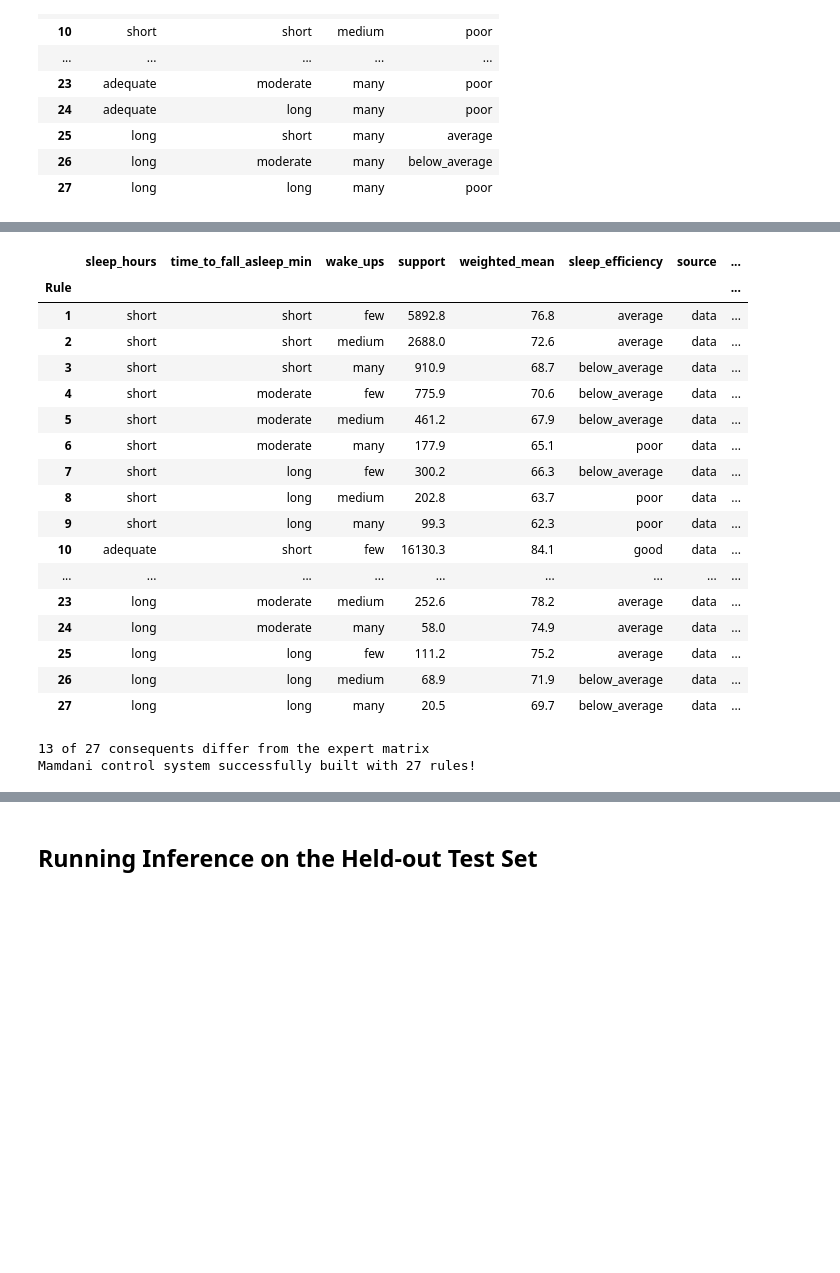
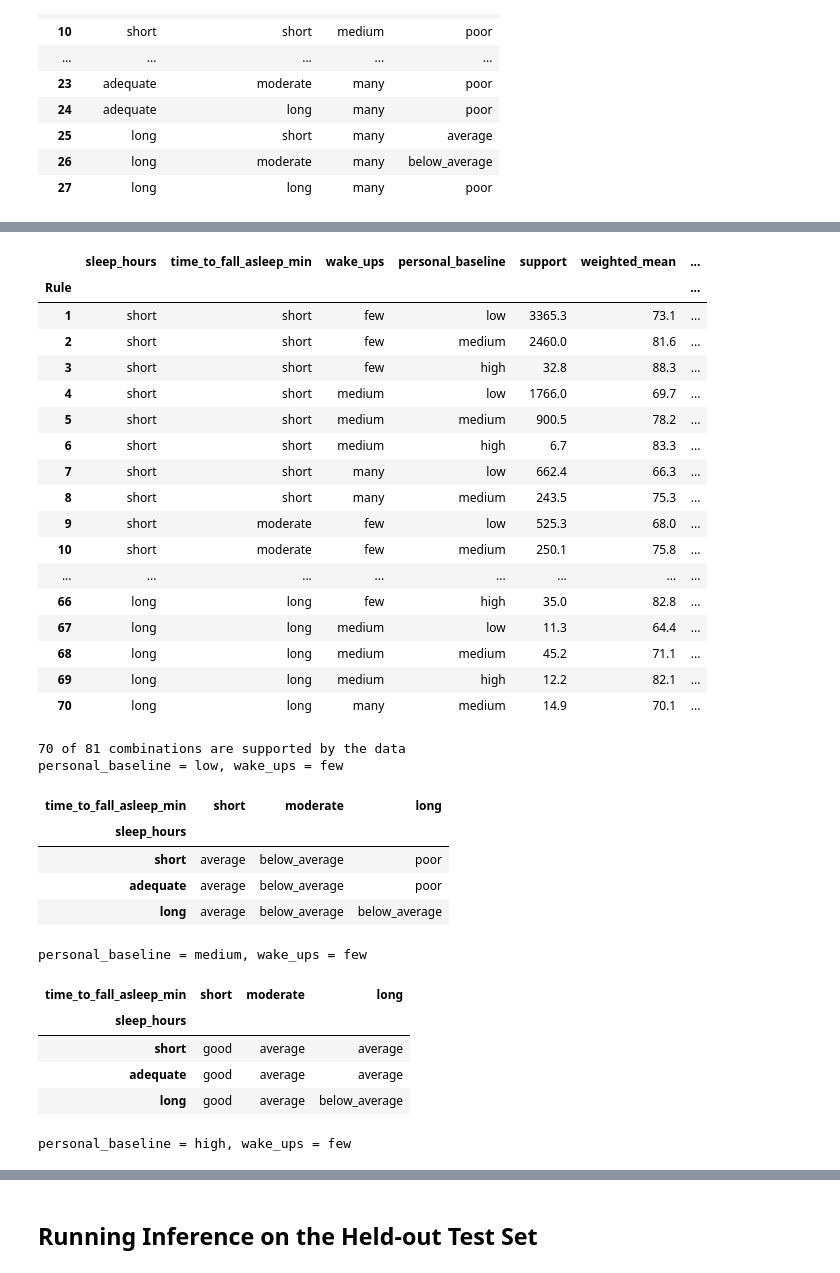
Before and after one commit to amiraaa83/Multi-Domain_Application_of_Mamdani_Fuzzy_Inference_Systems_for_Regression, a Jupyter notebook: notebooks/01_sleep_health.ipynb, the cells around one changed output, grey strips where cells are left out. Drawn from its saved outputs; the diff is of its cells as text; code cells hidden in the pictures; blank space fills up the shorter version.

```diff
--- a/notebooks/01_sleep_health.ipynb
+++ b/notebooks/01_sleep_health.ipynb
@@ -134,6 +153,6 @@ Latency universe: [5.0, 51.3]  (share of nights at the 5-min floor: 85.7%)
 - **`sleep_efficiency`**: five triangular terms centered on the efficiency levels observed in the data (≈64, 69, 76, 83, 89 %). Wide shoulders reaching 50 and 100 would pull the centroid toward the middle of the range.
 # %%
-def build_fis(defuzzify_method='centroid'):
+def build_fis(with_baseline=True, defuzzify_method='centroid'):
     fis = GenericMamdaniEngine()
     fis.add_antecedent(
         'sleep_hours',
@@ -162,6 +181,16 @@ def build_fis(defuzzify_method='centroid'):
             'many': [1.3, 2.0, 2.0, 2.0]
         }
     )
+    if with_baseline:
+        fis.add_antecedent(
+            'personal_baseline',
+            np.arange(50.0, 100.0 + 0.1, 0.1),
+            {
+                'low': [50.0, 50.0, 72.0, 76.0],
+                'medium': [72.0, 80.0, 86.0],
+                'high': [84.0, 90.0, 100.0, 100.0]
+            }
+        )
     fis.add_consequent(
         'sleep_efficiency',
         np.arange(eff_min, eff_max + 0.25, 0.25),
@@ -250,35 +280,51 @@ For each of the 27 antecedent combinations, the engine computes the firing stren
 # %%
-learned_table = fis.learn_rule_consequents(
-    df_train, input_features, target, min_support=5.0, default_rules=expert_rules
-)
+learned_table = fis.learn_rule_consequents(df_train, input_features, target, min_support=5.0)
+learned_table = learned_table[learned_table['source'] == 'data'].drop(columns='source').reset_index(drop=True)
 learned_table.index = learned_table.index + 1
 learned_table.index.name = 'Rule'
-learned_table['expert'] = [expert_rules[tuple(r[c] for c in input_features)] for _, r in learned_table.iterrows()]
-learned_table['changed'] = np.where(learned_table[target] != learned_table['expert'], '*', '')
 display(learned_table.round(1))
-print(f"{(learned_table['changed'] == '*').sum()} of {len(learned_table)} consequents differ from the expert matrix")
+print(f"{len(learned_table)} of 81 combinations are supported by the data")
+
+# Rule-base view: consequent per (sleep_hours, latency) for each baseline group, with few wake-ups
+for pb in ['low', 'medium', 'high']:
+    view = learned_table[(learned_table['personal_baseline'] == pb) & (learned_table['wake_ups'] == 'few')]
+    print(f"personal_baseline = {pb}, wake_ups = few")
+    display(view.pivot(index='sleep_hours', columns='time_to_fall_asleep_min', values=target)
+            .reindex(index=['short', 'adequate', 'long'], columns=['short', 'moderate', 'long']))
 
 rules = fis.rules_from_table(learned_table, input_features, target)
 fis.build_system(rules)
 print(f"Mamdani control system successfully built with {len(rules)} rules!")
 # %% [output]
-|  | sleep_hours | time_to_fall_asleep_min | wake_ups | support | weighted_mean | sleep_efficiency | source | ... |
-| Rule |  |  |  |  |  |  |  | ... |
-| 1 | short | short | few | 5892.8 | 76.8 | average | data | ... |
-| 2 | short | short | medium | 2688.0 | 72.6 | average | data | ... |
-| 3 | short | short | many | 910.9 | 68.7 | below_average | data | ... |
-| 4 | short | moderate | few | 775.9 | 70.6 | below_average | data | ... |
-| 5 | short | moderate | medium | 461.2 | 67.9 | below_average | data | ... |
-| 6 | short | moderate | many | 177.9 | 65.1 | poor | data | ... |
-| 7 | short | long | few | 300.2 | 66.3 | below_average | data | ... |
-| 8 | short | long | medium | 202.8 | 63.7 | poor | data | ... |
-| 9 | short | long | many | 99.3 | 62.3 | poor | data | ... |
-| 10 | adequate | short | few | 16130.3 | 84.1 | good | data | ... |
-| ... | ... | ... | ... | ... | ... | ... | ... | ... |
-| 23 | long | moderate | medium | 252.6 | 78.2 | average | data | ... |
-| 24 | long | moderate | many | 58.0 | 74.9 | average | data | ... |
-| 25 | long | long | few | 111.2 | 75.2 | average | data | ... |
-| 26 | long | long | medium | 68.9 | 71.9 | below_average | data | ... |
-| 27 | long | long | many | 20.5 | 69.7 | below_average | data | ... |
+|  | sleep_hours | time_to_fall_asleep_min | wake_ups | personal_baseline | support | weighted_mean | ... |
+| Rule |  |  |  |  |  |  | ... |
+| 1 | short | short | few | low | 3365.3 | 73.1 | ... |
+| 2 | short | short | few | medium | 2460.0 | 81.6 | ... |
+| 3 | short | short | few | high | 32.8 | 88.3 | ... |
+| 4 | short | short | medium | low | 1766.0 | 69.7 | ... |
+| 5 | short | short | medium | medium | 900.5 | 78.2 | ... |
+| 6 | short | short | medium | high | 6.7 | 83.3 | ... |
+| 7 | short | short | many | low | 662.4 | 66.3 | ... |
+| 8 | short | short | many | medium | 243.5 | 75.3 | ... |
+| 9 | short | moderate | few | low | 525.3 | 68.0 | ... |
+| 10 | short | moderate | few | medium | 250.1 | 75.8 | ... |
+| ... | ... | ... | ... | ... | ... | ... | ... |
+| 66 | long | long | few | high | 35.0 | 82.8 | ... |
+| 67 | long | long | medium | low | 11.3 | 64.4 | ... |
+| 68 | long | long | medium | medium | 45.2 | 71.1 | ... |
+| 69 | long | long | medium | high | 12.2 | 82.1 | ... |
+| 70 | long | long | many | medium | 14.9 | 70.1 | ... |
-13 of 27 consequents differ from the expert matrix
-Mamdani control system successfully built with 27 rules!
+70 of 81 combinations are supported by the data
+personal_baseline = low, wake_ups = few
+| time_to_fall_asleep_min | short | moderate | long |
+| sleep_hours |  |  |  |
+| short | average | below_average | poor |
+| adequate | average | below_average | poor |
+| long | average | below_average | below_average |
+personal_baseline = medium, wake_ups = few
+| time_to_fall_asleep_min | short | moderate | long |
+| sleep_hours |  |  |  |
+| short | good | average | average |
+| adequate | good | average | average |
+| long | good | average | below_average |
+personal_baseline = high, wake_ups = few
```
Also changed, not shown: parts of 16 cells of this notebook, 1 other file.
